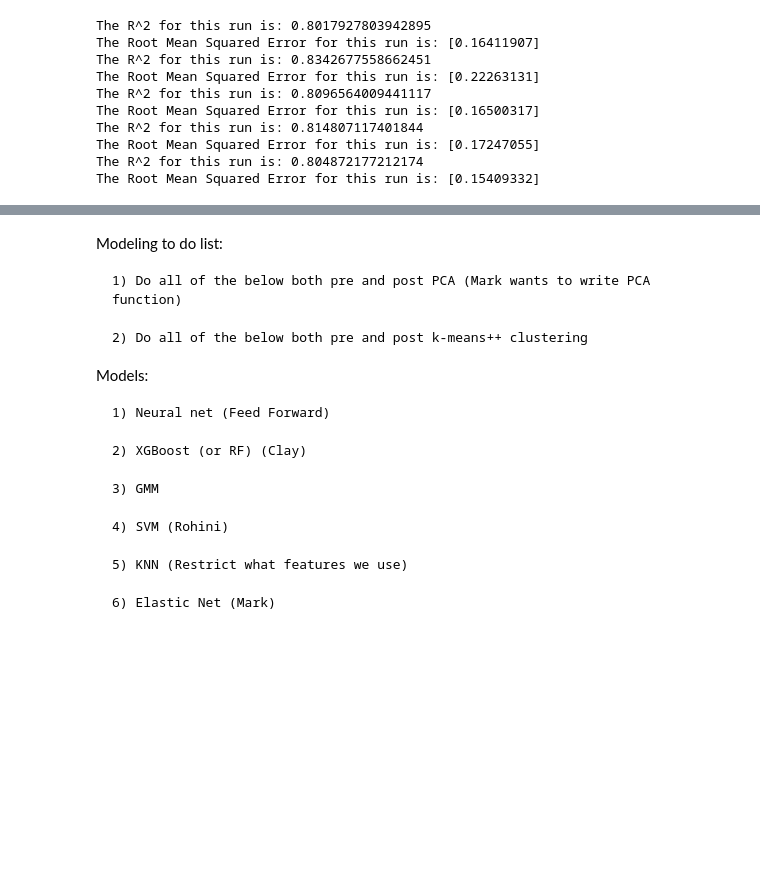
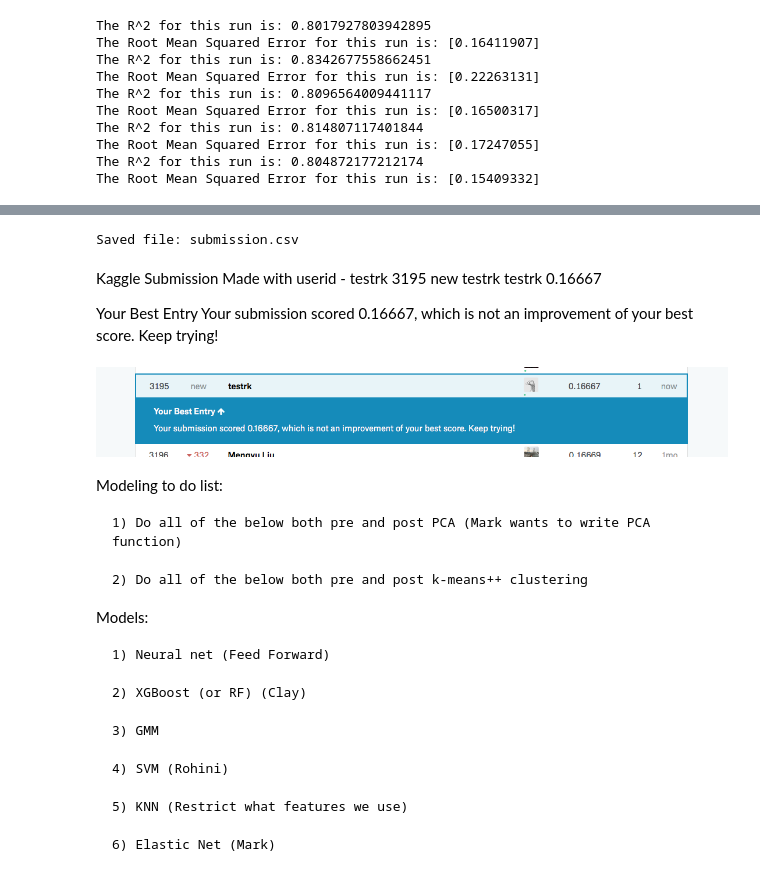
Before and after one commit to cgleach/w207_home_price_predictions_grp1, a Jupyter notebook: price_predictions_group1.ipynb, the cells around one changed output, grey strips where cells are left out. Drawn from its saved outputs; the diff is of its cells as text; code cells hidden in the pictures; blank space fills up the shorter version.

```diff
--- a/price_predictions_group1.ipynb
+++ b/price_predictions_group1.ipynb
@@ -278,3 +336,25 @@ The Root Mean Squared Error for this run is: [0.15409332]
+# %%
+test_df['Id']
+submission = pd.DataFrame({'Id':test_df['Id']})
+submission['SalePrice'] = np.round(predictions,2)
+submission.head()
+filename = 'submission.csv'
+submission.to_csv(filename,index=False)
+print('Saved file: ' + filename)
+# %% [output]
+Saved file: submission.csv
+# %% [markdown]
+Kaggle Submission
+Made with userid - testrk
+3195 new testrk testrk 0.16667
+
+Your Best Entry
+Your submission scored 0.16667, which is not an improvement of your best score. Keep trying!
+# %%
+from IPython.display import Image
+Image(filename='kaggle_submit.png')
+# %% [output]
+[figure, added]
 # %% [markdown]
 Modeling to do list:
 
```
Also changed, not shown: parts of 20 cells of this notebook, 2 other files.
